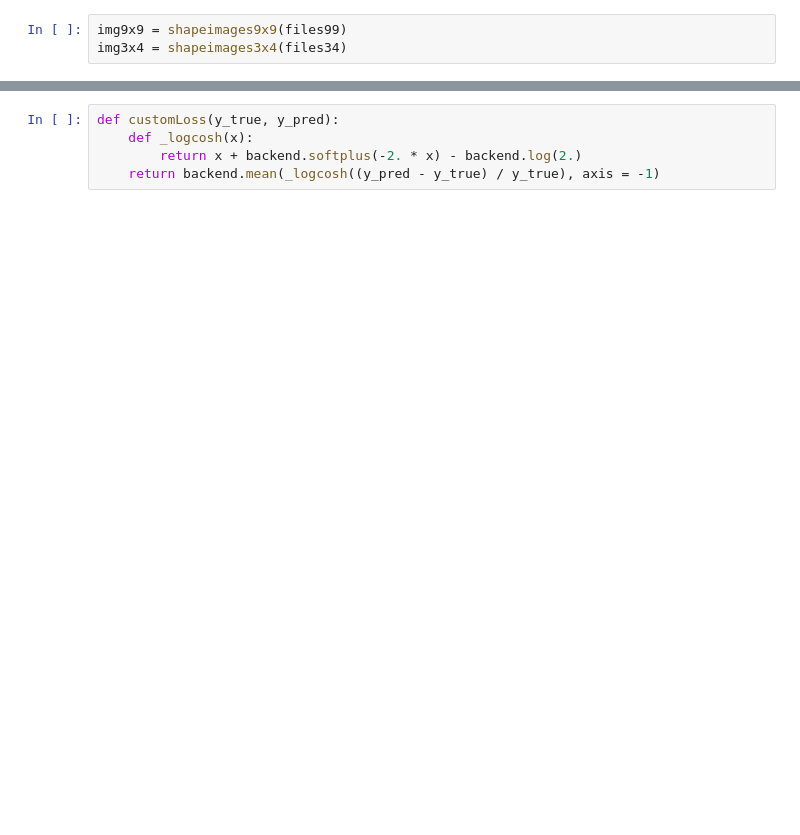
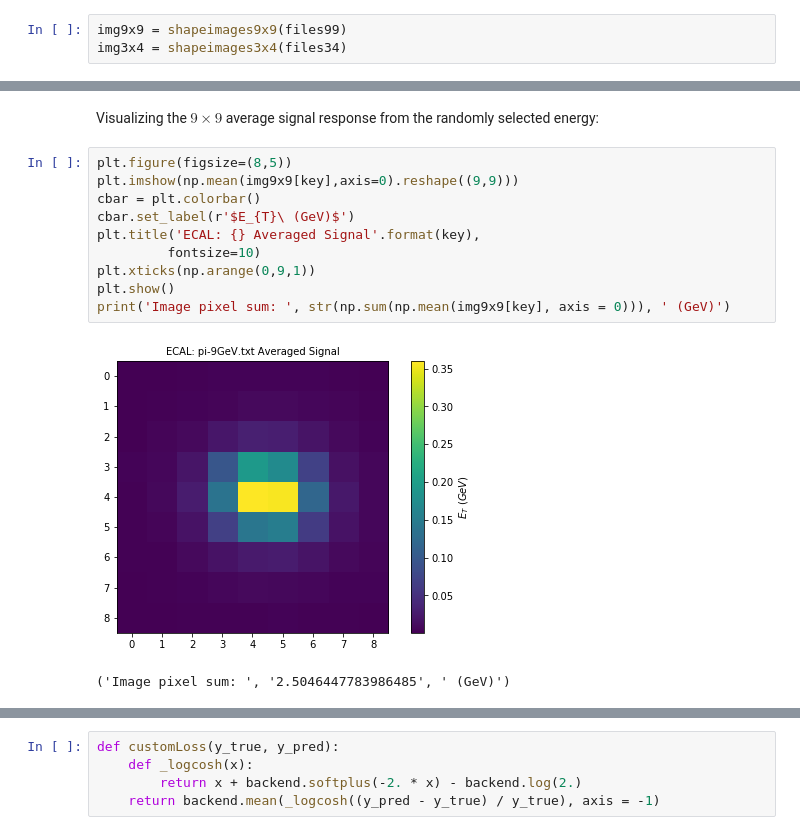
Before and after one commit to daniel-sunyou-li/Pion-Beam-Neural-Networks, a Jupyter notebook: DNN Analysis.ipynb, the cells around one changed output, grey strips where cells are left out. Saved outputs shown, nothing was run; the diff lists cells and outputs as text; blank space fills up the shorter version.

```diff
--- a/DNN Analysis.ipynb
+++ b/DNN Analysis.ipynb
@@ -182,0 +190,15 @@ img3x4 = shapeimages3x4(files34)
+# %% [markdown]
+Visualizing the $9\times9$ average signal response from the randomly selected energy:
+# %%
+plt.figure(figsize=(8,5))
+plt.imshow(np.mean(img9x9[key],axis=0).reshape((9,9)))
+cbar = plt.colorbar()
+cbar.set_label(r'$E_{T}\ (GeV)$')
+plt.title('ECAL: {} Averaged Signal'.format(key),
+         fontsize=10)
+plt.xticks(np.arange(0,9,1))
+plt.show()
+print('Image pixel sum: ', str(np.sum(np.mean(img9x9[key], axis = 0))), ' (GeV)')
+# %% [output]
+[figure, added]
+('Image pixel sum: ', '2.5046447783986485', ' (GeV)')
```
Also changed, not shown: parts of 132 cells of this notebook.
